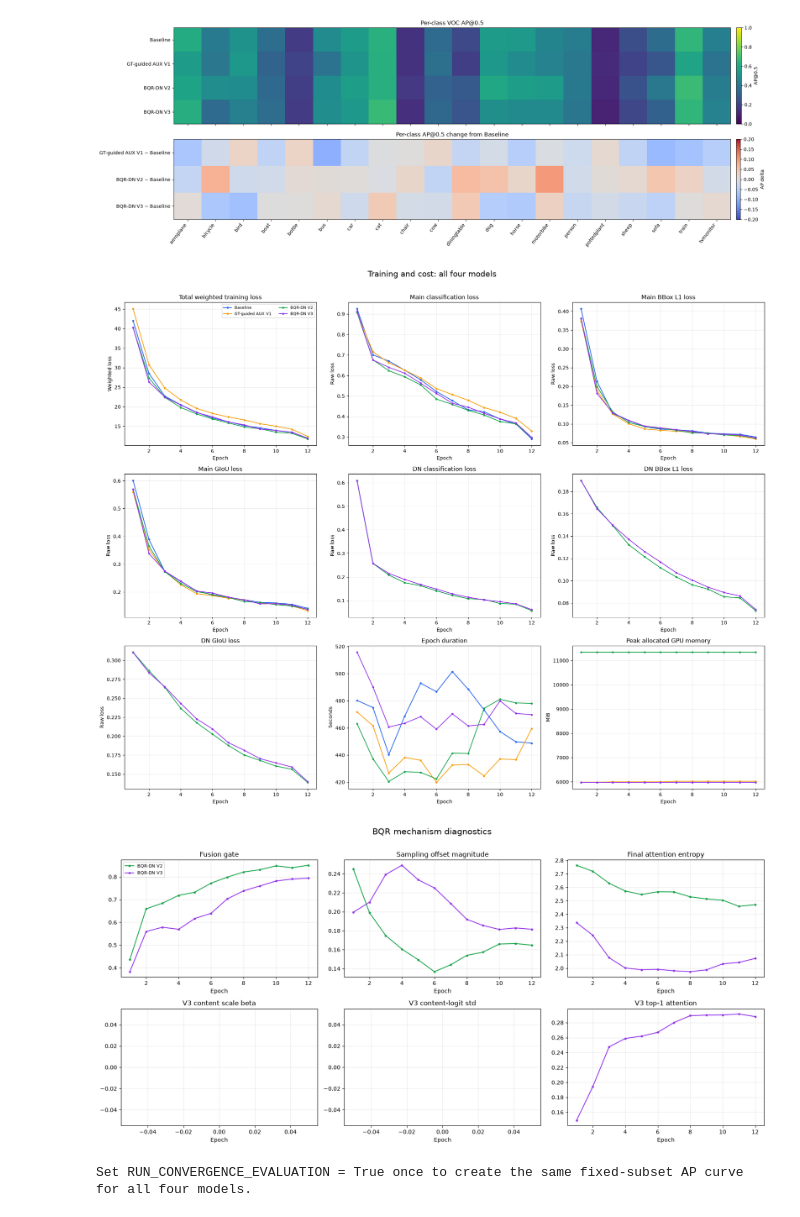
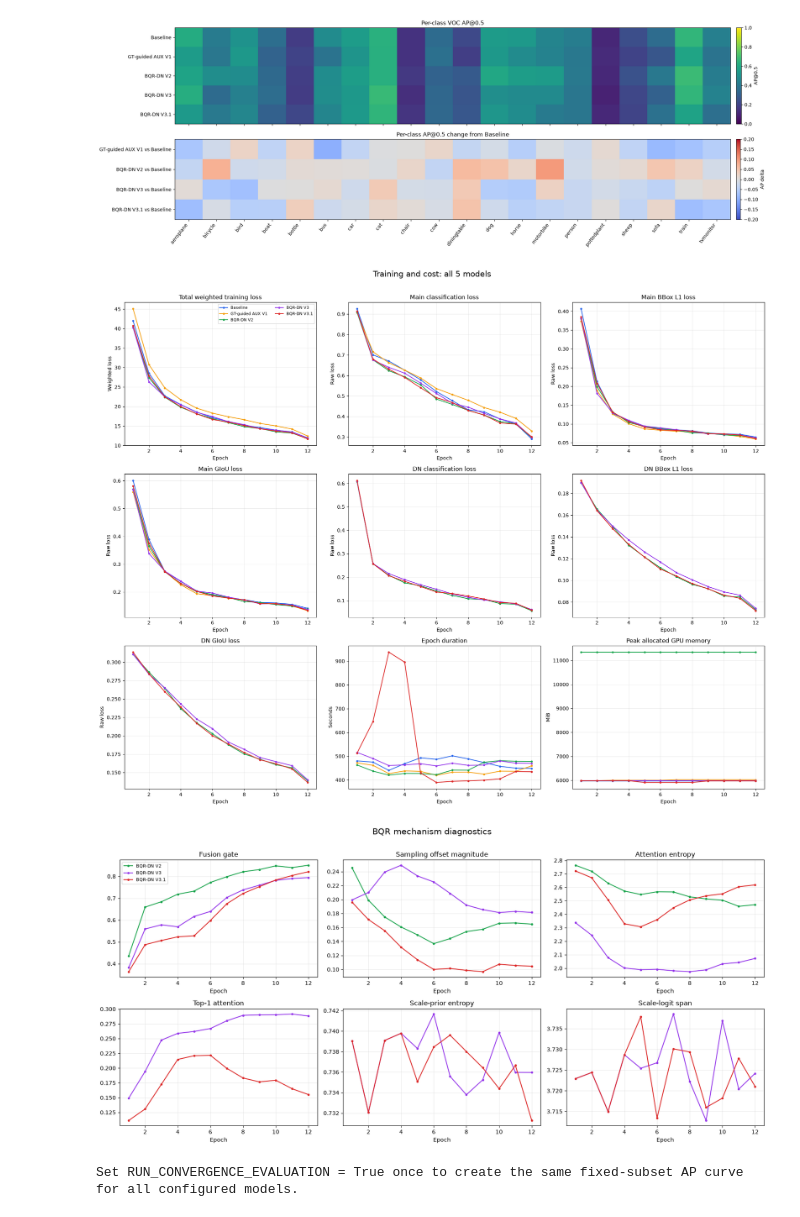
Before and after one commit to junhyun111/BQR_DETR, a Jupyter notebook: notebooks/03_compare.ipynb, the cells around one changed output. Saved outputs shown, nothing was run; the diff lists cells and outputs as text; code cells hidden in the pictures.

```diff
--- a/notebooks/03_compare.ipynb
+++ b/notebooks/03_compare.ipynb
@@ -38,6 +38,7 @@ MODEL_SPECS = {
     'GT-guided AUX V1': {'method': 'gt_guided_aux', 'color': '#f59e0b'},
     'BQR-DN V2': {'method': 'bqr_dn_v2', 'color': '#16a34a'},
     'BQR-DN V3': {'method': 'bqr_dn_v3', 'color': '#9333ea'},
+    'BQR-DN V3.1': {'method': 'bqr_dn_v3_1', 'color': '#dc2626'},
 }
 for spec in MODEL_SPECS.values():
     spec['checkpoint'] = PROJECT_ROOT / 'artifacts' / spec['method'] / f'seed_{SEED}' / 'checkpoints' / 'latest.pt'
@@ -83,8 +85,10 @@ if any(dataset.image_ids != reference_ids for dataset in datasets.values()):
 
 RESULTS, COCO, HISTORIES = {}, {}, {}
 for name, spec in MODEL_SPECS.items():
-    RESULTS[name] = load_full_evaluation(spec['checkpoint'], datasets[name])
-    COCO[name] = compute_coco_metrics(RESULTS[name]['predictions'], datasets[name])
+    evaluation = load_full_evaluation(spec['checkpoint'], datasets[name])
+    COCO[name] = compute_coco_metrics(evaluation['predictions'], datasets[name])
+    RESULTS[name] = {'metrics': evaluation['metrics']}
+    del evaluation
     HISTORIES[name] = read_history(spec['checkpoint'])
     print(f'{name:18}  validation={RESULTS[name]["metrics"]["images"]}  epochs={len(HISTORIES[name])}')
 # %% [output]
@@ -108,15 +112,15 @@ BQR-DN V3           validation=2510  epochs=12
 # %%
 SUMMARY_KEYS = ('AP', 'AP50', 'AP75', 'AP_small', 'AP_medium', 'AP_large', 'AR_100', 'AR_small', 'AR_medium', 'AR_large')
 names = list(MODEL_SPECS)
-v2_name = 'BQR-DN V2'
+v3_name = 'BQR-DN V3'
 
-lines = ['| Metric | ' + ' | '.join(names) + ' | V2.1 − V2 |', '|---|' + '|'.join(['---:' for _ in names]) + '|---:|']
+lines = ['| Metric | ' + ' | '.join(names) + ' | V3.1 - V3 |', '|---|' + '|'.join(['---:' for _ in names]) + '|---:|']
 for key in SUMMARY_KEYS:
     values = [COCO[name][key] for name in names]
-    lines.append('| ' + key + ' | ' + ' | '.join(f'{value:.4f}' for value in values) + f' | {values[-1] - COCO[v2_name][key]:+.4f} |')
+    lines.append('| ' + key + ' | ' + ' | '.join(f'{value:.4f}' for value in values) + f' | {values[-1] - COCO[v3_name][key]:+.4f} |')
 for label, key in (('VOC07 mAP@0.5', 'voc07_map50'), ('VOC integral mAP@0.5', 'voc_map50_integral')):
     values = [RESULTS[name]['metrics'][key] for name in names]
-    lines.append('| ' + label + ' | ' + ' | '.join(f'{value:.4f}' for value in values) + f' | {values[-1] - RESULTS[v2_name]["metrics"][key]:+.4f} |')
+    lines.append('| ' + label + ' | ' + ' | '.join(f'{value:.4f}' for value in values) + f' | {values[-1] - RESULTS[v3_name]["metrics"][key]:+.4f} |')
 display(Markdown('\n'.join(lines)))
 
 cost_lines = ['| Run | Final weighted loss | Mean epoch time | Total training time | Mean peak GPU memory |', '|---|---:|---:|---:|---:|']
@@ -181,13 +186,13 @@ axes[0].set_title('Per-class VOC AP@0.5')
 figure.colorbar(image, ax=axes[0], fraction=0.02, pad=0.01, label='AP@0.5')
 
 delta_image = axes[1].imshow(delta_matrix, aspect='auto', vmin=-0.20, vmax=0.20, cmap='coolwarm')
-axes[1].set_yticks(range(len(names) - 1), [f'{name} − Baseline' for name in names[1:]])
+axes[1].set_yticks(range(len(names) - 1), [f'{name} vs Baseline' for name in names[1:]])
 axes[1].set_title('Per-class AP@0.5 change from Baseline')
 axes[1].set_xticks(range(len(classes)), classes, rotation=52, ha='right')
 figure.colorbar(delta_image, ax=axes[1], fraction=0.02, pad=0.01, label='AP delta')
 figure.tight_layout()
 # %% [output]
-[figure, old version]
+[figure, new version]
 # %%
 def plot_history(axis, key, title, ylabel='Loss'):
     for name in names:
@@ -212,32 +217,33 @@ for axis, key, title, ylabel in (
 ):
     plot_history(axis, key, title, ylabel)
 axes[0, 0].legend(ncol=2, fontsize=8)
-figure.suptitle('Training and cost: all four models', fontsize=16, y=1.01)
+figure.suptitle(f'Training and cost: all {len(names)} models', fontsize=16, y=1.01)
 figure.tight_layout()
 # %% [output]
-[figure, old version]
+[figure, new version]
 # %%
-v2_history = HISTORIES['BQR-DN V2']
-v3_history = HISTORIES['BQR-DN V3']
+diagnostic_names = ('BQR-DN V2', 'BQR-DN V3', 'BQR-DN V3.1')
 figure, axes = plt.subplots(2, 3, figsize=(17, 8))
 for axis, key, title in (
     (axes[0, 0], 'bqr_gate_mean', 'Fusion gate'),
     (axes[0, 1], 'bqr_offset_abs_mean', 'Sampling offset magnitude'),
-    (axes[0, 2], 'bqr_attention_entropy', 'Final attention entropy'),
-    (axes[1, 0], 'bqr_content_scale', 'V3 content scale beta'),
-    (axes[1, 1], 'bqr_content_logit_std', 'V3 content-logit std'),
-    (axes[1, 2], 'bqr_top1_attention', 'V3 top-1 attention'),
+    (axes[0, 2], 'bqr_attention_entropy', 'Attention entropy'),
+    (axes[1, 0], 'bqr_top1_attention', 'Top-1 attention'),
+    (axes[1, 1], 'bqr_scale_prior_entropy', 'Scale-prior entropy'),
+    (axes[1, 2], 'bqr_scale_logit_span', 'Scale-logit span'),
 ):
-    if key in ('bqr_gate_mean', 'bqr_offset_abs_mean', 'bqr_attention_entropy'):
-        axis.plot([row['epoch'] for row in v2_history], [row.get(key, np.nan) for row in v2_history], marker='o', ms=3, label='BQR-DN V2', color=MODEL_SPECS['BQR-DN V2']['color'])
-    axis.plot([row['epoch'] for row in v3_history], [row.get(key, np.nan) for row in v3_history], marker='o', ms=3, label='BQR-DN V3', color=MODEL_SPECS['BQR-DN V3']['color'])
+    for name in diagnostic_names:
+        history = HISTORIES[name]
+        values = np.asarray([row.get(key, np.nan) for row in history], dtype=float)
+        if np.isfinite(values).any():
+            axis.plot([row['epoch'] for row in history], values, marker='o', ms=3, label=name, color=MODEL_SPECS[name]['color'])
     axis.set(title=title, xlabel='Epoch')
     axis.grid(alpha=0.25)
 axes[0, 0].legend(fontsize=8)
 figure.suptitle('BQR mechanism diagnostics', fontsize=15, y=1.01)
 figure.tight_layout()
 # %% [output]
-[figure, old version]
+[figure, new version]
 # %%
 convergence = {}
 for name, spec in MODEL_SPECS.items():
@@ -249,7 +255,7 @@ for name, spec in MODEL_SPECS.items():
         convergence[name] = json.loads(cache.read_text(encoding='utf-8'))['epochs']
 
 if len(convergence) != len(MODEL_SPECS):
-    print('Set RUN_CONVERGENCE_EVALUATION = True once to create the same fixed-subset AP curve for all four models.')
+    print('Set RUN_CONVERGENCE_EVALUATION = True once to create the same fixed-subset AP curve for all configured models.')
 else:
     figure, axes = plt.subplots(1, 2, figsize=(16, 5))
     for name, rows in convergence.items():
@@ -266,4 +272,4 @@ else:
         axis.legend(fontsize=8)
     figure.tight_layout()
 # %% [output]
-Set RUN_CONVERGENCE_EVALUATION = True once to create the same fixed-subset AP curve for all four models.
+Set RUN_CONVERGENCE_EVALUATION = True once to create the same fixed-subset AP curve for all configured models.
```
Also changed, not shown: parts of 5 cells of this notebook, 3 other files.
